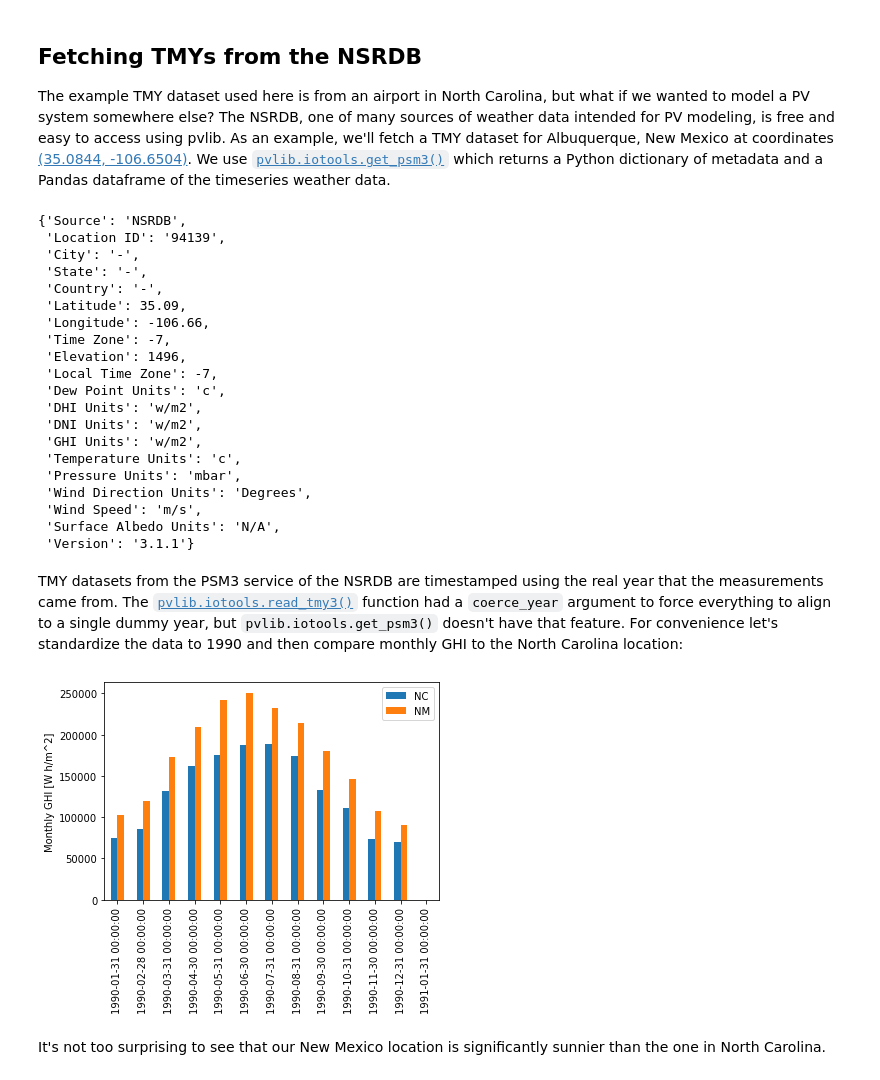
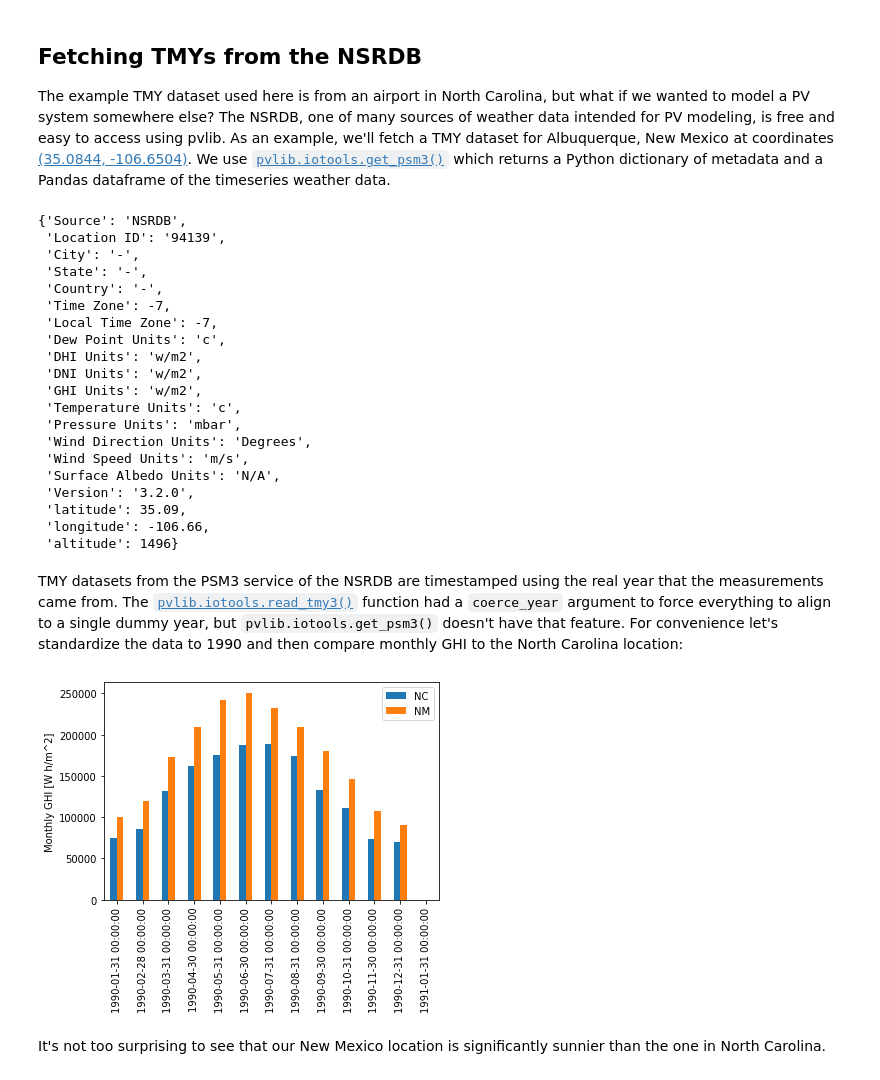
Before and after one commit to PV-Tutorials/PVPMC_2022, a Jupyter notebook: Tutorial 1 - TMY Weather Data.ipynb, the cells around one changed output. Drawn from its saved outputs; the diff is of its cells as text; code cells hidden in the pictures.

```diff
--- a/Tutorial 1 - TMY Weather Data.ipynb
+++ b/Tutorial 1 - TMY Weather Data.ipynb
@@ -405,7 +405,8 @@ df_abq, metadata = pvlib.iotools.get_psm3(
     latitude=35.0844, longitude=-106.6504,
     api_key=NREL_API_KEY,
     email='mark.mikofski@dnv.com',  # <-- any email works here fine
-    names='tmy')
+    names='tmy',
+    map_variables=True)
 metadata
 # %% [output]
 {'Source': 'NSRDB',
@@ -413,10 +414,7 @@ metadata
  'City': '-',
  'State': '-',
  'Country': '-',
- 'Latitude': 35.09,
- 'Longitude': -106.66,
  'Time Zone': -7,
- 'Elevation': 1496,
  'Local Time Zone': -7,
  'Dew Point Units': 'c',
  'DHI Units': 'w/m2',
@@ -425,24 +423,27 @@ metadata
  'Temperature Units': 'c',
  'Pressure Units': 'mbar',
  'Wind Direction Units': 'Degrees',
- 'Wind Speed': 'm/s',
+ 'Wind Speed Units': 'm/s',
  'Surface Albedo Units': 'N/A',
- 'Version': '3.1.1'}
+ 'Version': '3.2.0',
+ 'latitude': 35.09,
+ 'longitude': -106.66,
+ 'altitude': 1496}
 # %% [markdown]
 TMY datasets from the PSM3 service of the NSRDB are timestamped using the real year that the measurements came from. The [`pvlib.iotools.read_tmy3()`](https://pvlib-python.readthedocs.io/en/stable/reference/generated/pvlib.iotools.read_tmy3.html) function had a `coerce_year` argument to force everything to align to a single dummy year, but `pvlib.iotools.get_psm3()` doesn't have that feature. For convenience let's standardize the data to 1990 and then compare monthly GHI to the North Carolina location:
 # %%
 df_abq['Year'] = 1990
 df_abq.index = pd.to_datetime(df_abq[['Year', 'Month', 'Day', 'Hour']])
 
 ghi_comparison = pd.DataFrame({
     'NC': monthly_ghi,  # using the monthly values from earlier
-    'NM': df_abq['GHI'].resample('M').sum(),
+    'NM': df_abq['ghi'].resample('M').sum(),
 })
 
 ghi_comparison.plot.bar()
 plt.ylabel('Monthly GHI [W h/m^2]');
 # %% [output]
-[figure, old version]
+[figure, new version]
 # %% [markdown]
 It's not too surprising to see that our New Mexico location is significantly sunnier than the one in North Carolina.
 # %% [markdown]
```
Also changed, not shown: parts of 4 cells of this notebook, 5 other files.
